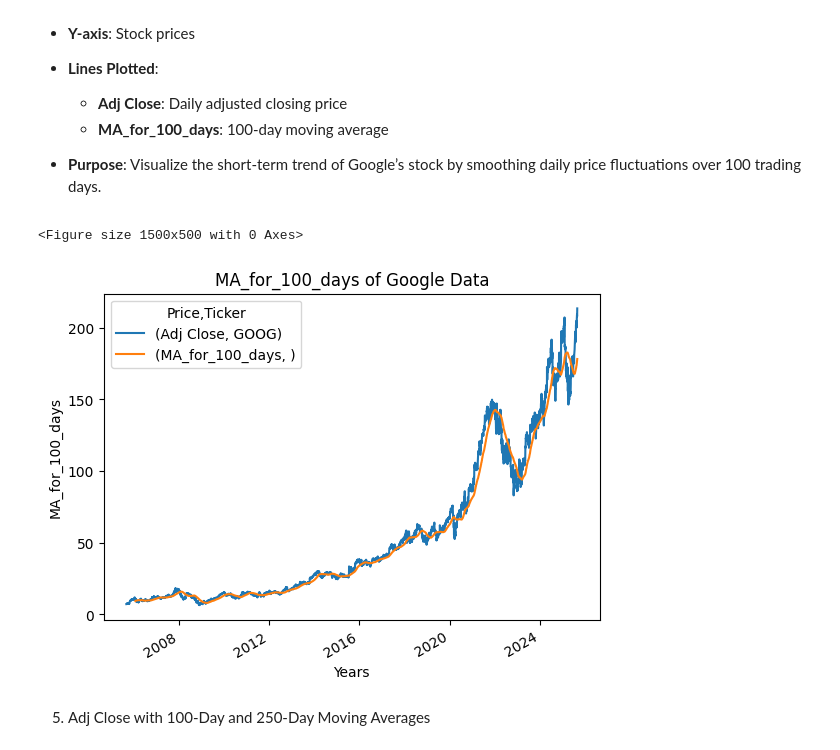
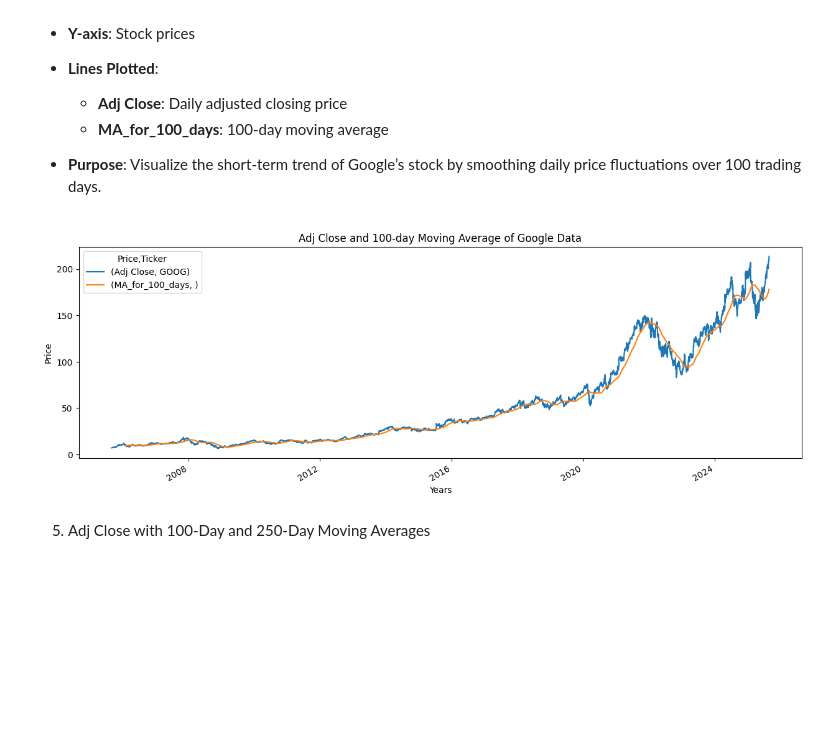
Before and after one commit to SundeepChaluvadi/Stock-Price-Prediction-model, a Jupyter notebook: prediction_model.ipynb, the cells around one changed output. Drawn from its saved outputs; the diff is of its cells as text; code cells hidden in the pictures; blank space fills up the shorter version.

```diff
--- a/prediction_model.ipynb
+++ b/prediction_model.ipynb
@@ -235,10 +231,13 @@ plot_graph((15,5), google_data[['Adj Close', 'MA_for_250_days']], 'MA_for_250_da
 - **Purpose**: Visualize the short-term trend of Google’s stock by smoothing daily price fluctuations over 100 trading days.
 # %%
 google_data['MA_for_100_days'] = google_data['Adj Close'].rolling(100).mean()
-plot_graph((15,5), google_data[['Adj Close', 'MA_for_100_days']], 'MA_for_100_days')
+google_data[['Adj Close', 'MA_for_100_days']].plot(figsize=(15,5))
+plt.xlabel("Years")
+plt.ylabel("Price")
+plt.title("Adj Close and 100-day Moving Average of Google Data")
+plt.show()
 # %% [output]
-<Figure size 1500x500 with 0 Axes>
-[figure, old version]
+[figure, new version]
 # %% [markdown]
 5. Adj Close with 100-Day and 250-Day Moving Averages
 # %%
```
Also changed, not shown: parts of 48 cells of this notebook, 4 other files.
